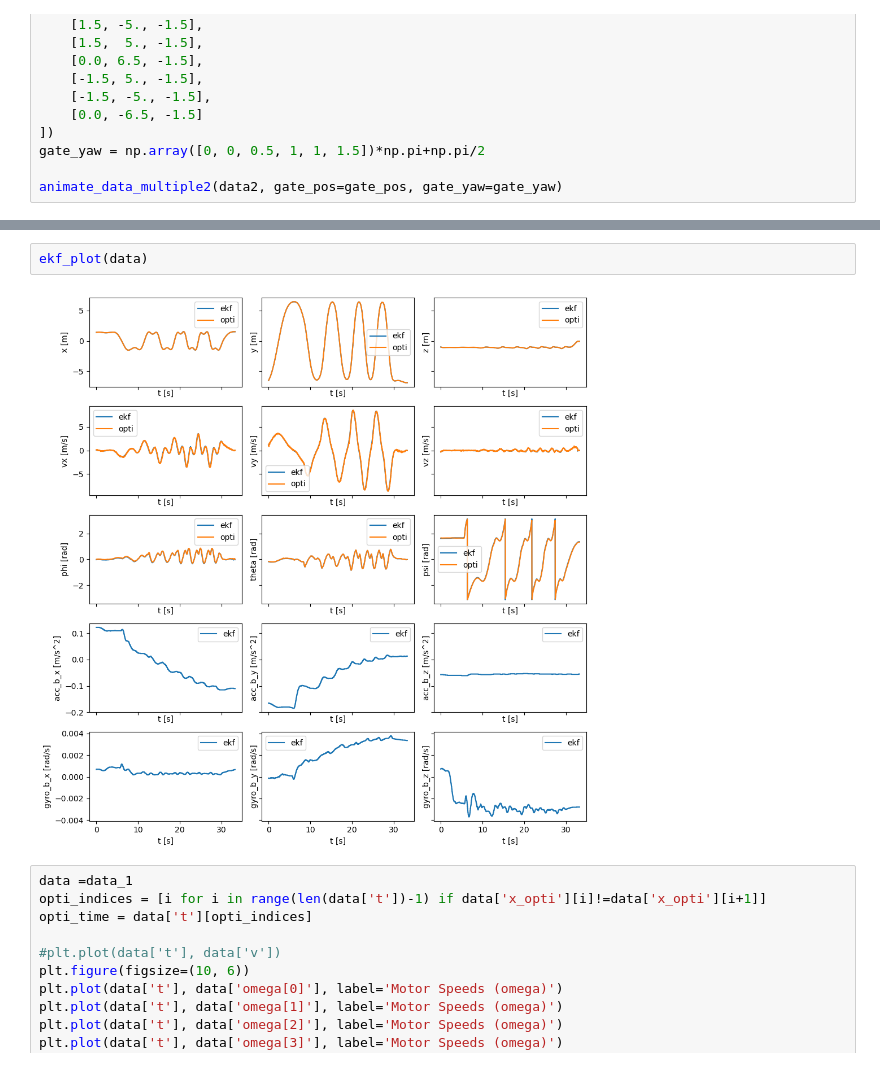
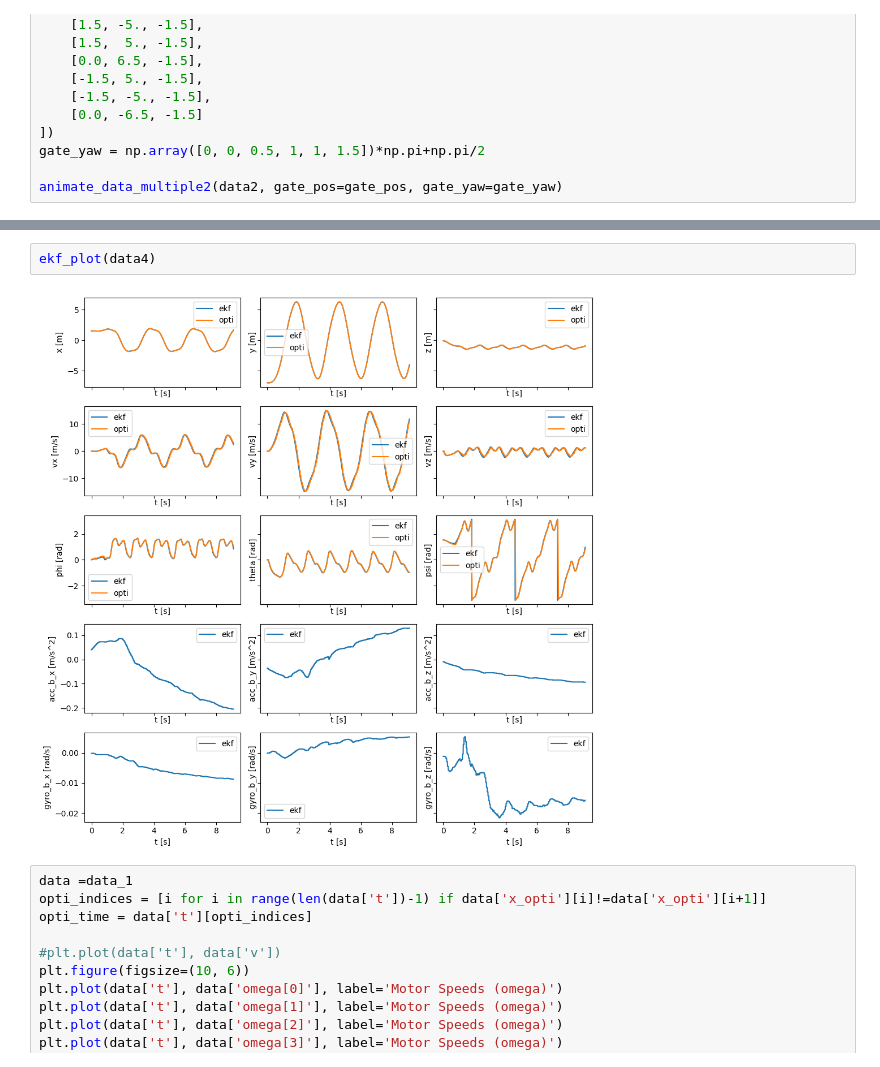
Before and after one commit to alang321/indiflightSupport, a Jupyter notebook: LogAnalysis/analyze_flight_data/Analyze Flight Data.ipynb, the cells around one changed output, grey strips where cells are left out. Saved outputs shown, nothing was run; the diff lists cells and outputs as text.

```diff
--- a/LogAnalysis/analyze_flight_data/Analyze Flight Data.ipynb
+++ b/LogAnalysis/analyze_flight_data/Analyze Flight Data.ipynb
@@ -212,7 +228,7 @@ imu_plot(data1)
 # %%
-ekf_plot(data)
+ekf_plot(data4)
 # %% [output]
-[figure, old version]
+[figure, new version]
 # %%
 data =data_1
 opti_indices = [i for i in range(len(data['t'])-1) if data['x_opti'][i]!=data['x_opti'][i+1]]
```
Also changed, not shown: parts of 3 cells of this notebook, 1 other file.
